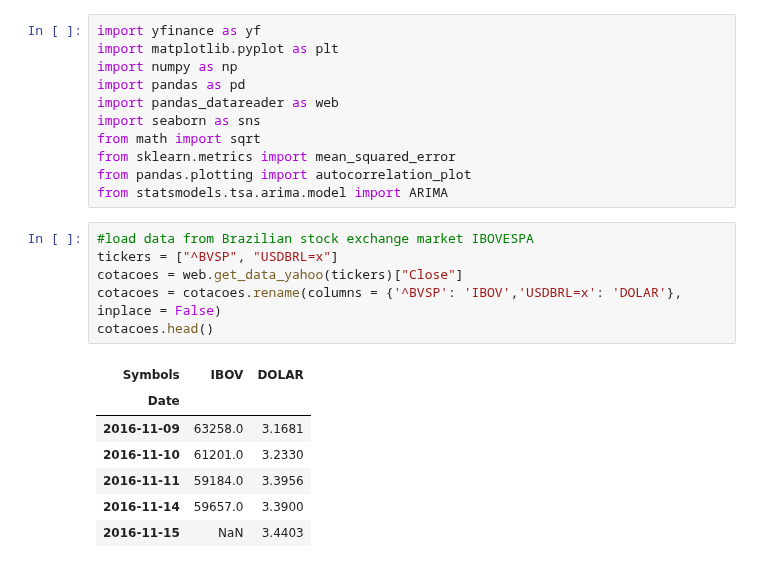
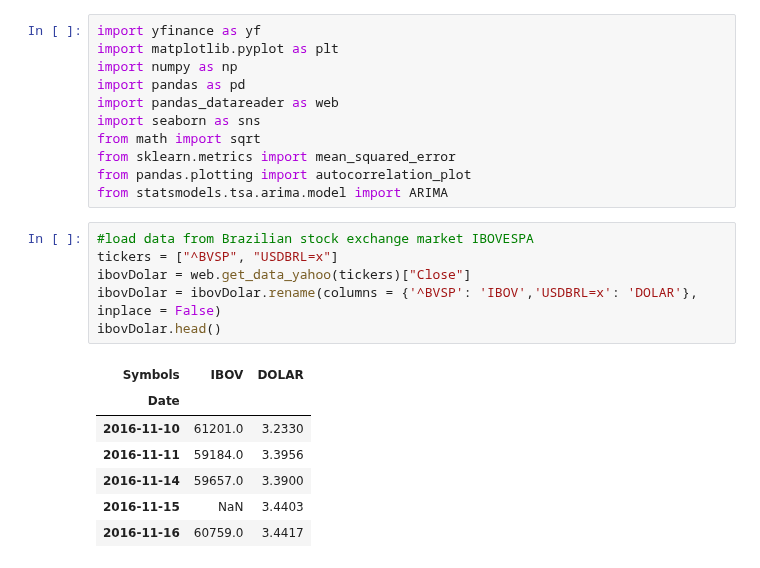
Before and after one commit to Felipevn/Projects, a Jupyter notebook: financeTest1.ipynb, the cells around one changed output. Drawn from its saved outputs; the diff is of its cells as text.

```diff
--- a/financeTest1.ipynb
+++ b/financeTest1.ipynb
@@ -12,16 +17,16 @@ from statsmodels.tsa.arima.model import ARIMA
 # %%
 #load data from Brazilian stock exchange market IBOVESPA
 tickers = ["^BVSP", "USDBRL=x"]
-cotacoes = web.get_data_yahoo(tickers)["Close"]
-cotacoes = cotacoes.rename(columns = {'^BVSP': 'IBOV','USDBRL=x': 'DOLAR'}, inplace = False)
-cotacoes.head()
+ibovDolar = web.get_data_yahoo(tickers)["Close"]
+ibovDolar = ibovDolar.rename(columns = {'^BVSP': 'IBOV','USDBRL=x': 'DOLAR'}, inplace = False)
+ibovDolar.head()
 # %% [output]
 | Symbols | IBOV | DOLAR |
 | Date |  |  |
-| 2016-11-09 | 63258.0 | 3.1681 |
 | 2016-11-10 | 61201.0 | 3.2330 |
 | 2016-11-11 | 59184.0 | 3.3956 |
 | 2016-11-14 | 59657.0 | 3.3900 |
 | 2016-11-15 | NaN | 3.4403 |
+| 2016-11-16 | 60759.0 | 3.4417 |
 # %%
 #check missing data in dolar exchange rate and ibovespa index columns
```
Also changed, not shown: parts of 23 cells of this notebook.
